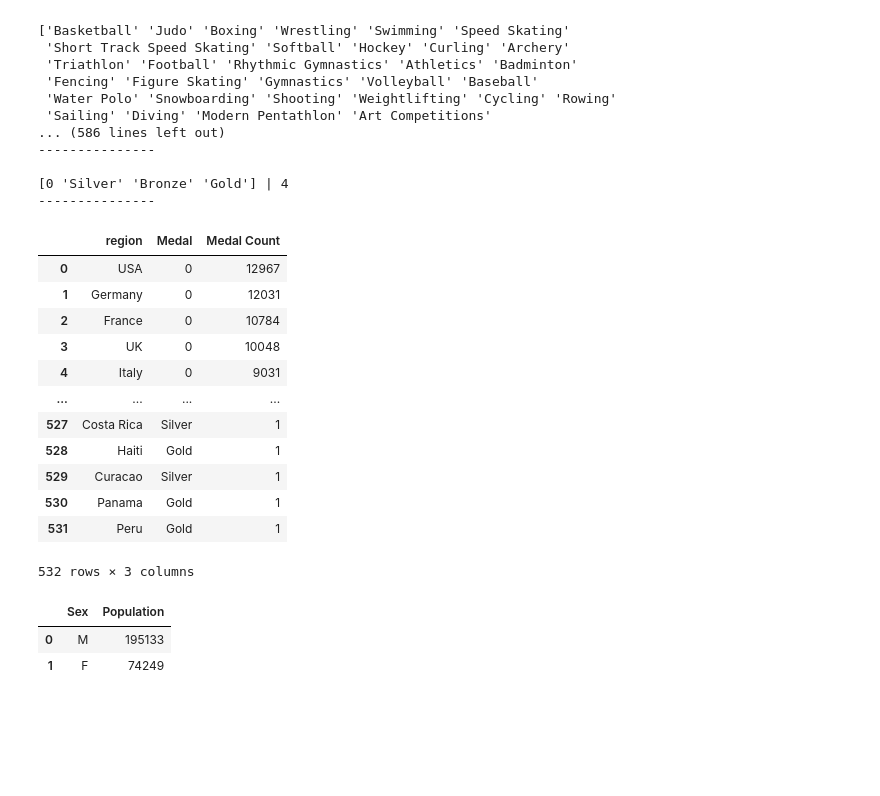
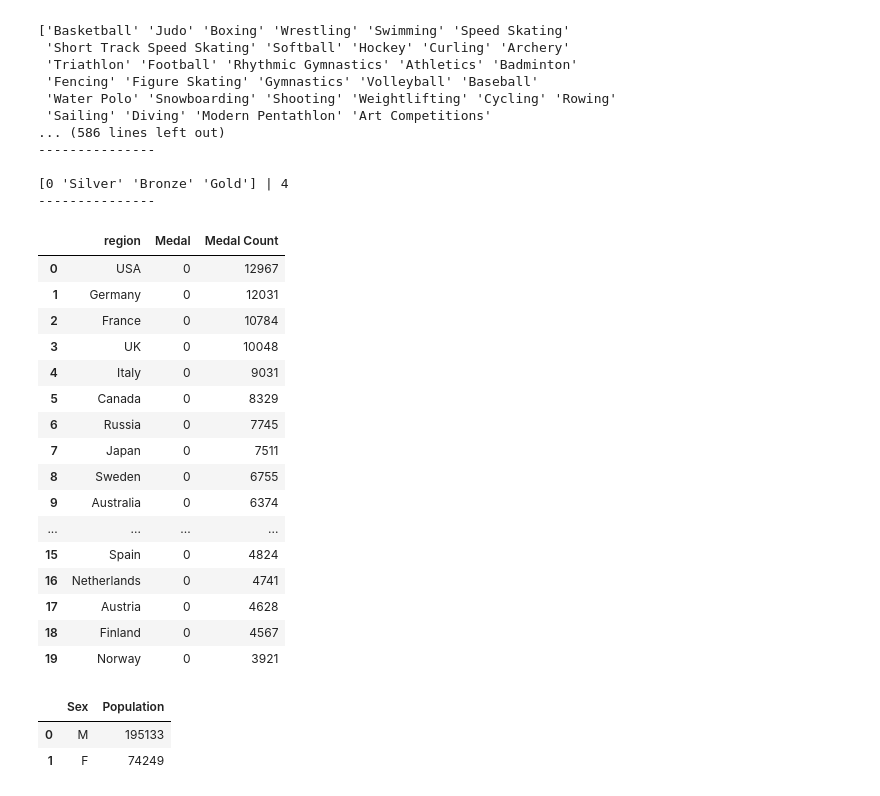
Before and after one commit to Sahil-987/Olympic-Dataset-Analysis, a Jupyter notebook: main.ipynb, the cells around one changed output. Drawn from its saved outputs; the diff is of its cells as text; code cells hidden in the pictures; blank space fills up the shorter version.

```diff
--- a/main.ipynb
+++ b/main.ipynb
@@ -180,24 +180,29 @@ for i in info:
 # %%
 # which region has highest Gold Medal | region-wise distribution of Medals
 
 # df_medal = df_final.groupby(['region','Medal'], as_index=False)['Medal'].count()
 # print(df_medal.sort_values(['Medal'], ascending=False).head(20))
 
 df_final.groupby(['region','Medal'])['Medal'].count().sort_values(ascending = False).to_frame(name ='Medal Count').reset_index()
+df_final.groupby(['region','Medal'])['Medal'].count().sort_values(ascending = False).to_frame(name ='Medal Count').reset_index().head(20)
 # %% [output]
 |  | region | Medal | Medal Count |
 | 0 | USA | 0 | 12967 |
 | 1 | Germany | 0 | 12031 |
 | 2 | France | 0 | 10784 |
 | 3 | UK | 0 | 10048 |
 | 4 | Italy | 0 | 9031 |
+| 5 | Canada | 0 | 8329 |
+| 6 | Russia | 0 | 7745 |
+| 7 | Japan | 0 | 7511 |
+| 8 | Sweden | 0 | 6755 |
+| 9 | Australia | 0 | 6374 |
 | ... | ... | ... | ... |
-| 527 | Costa Rica | Silver | 1 |
-| 528 | Haiti | Gold | 1 |
-| 529 | Curacao | Silver | 1 |
-| 530 | Panama | Gold | 1 |
-| 531 | Peru | Gold | 1 |
+| 15 | Spain | 0 | 4824 |
+| 16 | Netherlands | 0 | 4741 |
+| 17 | Austria | 0 | 4628 |
+| 18 | Finland | 0 | 4567 |
+| 19 | Norway | 0 | 3921 |
-532 rows × 3 columns
 # %%
 # gender distribution
 
```
Also changed, not shown: parts of 10 cells of this notebook.
